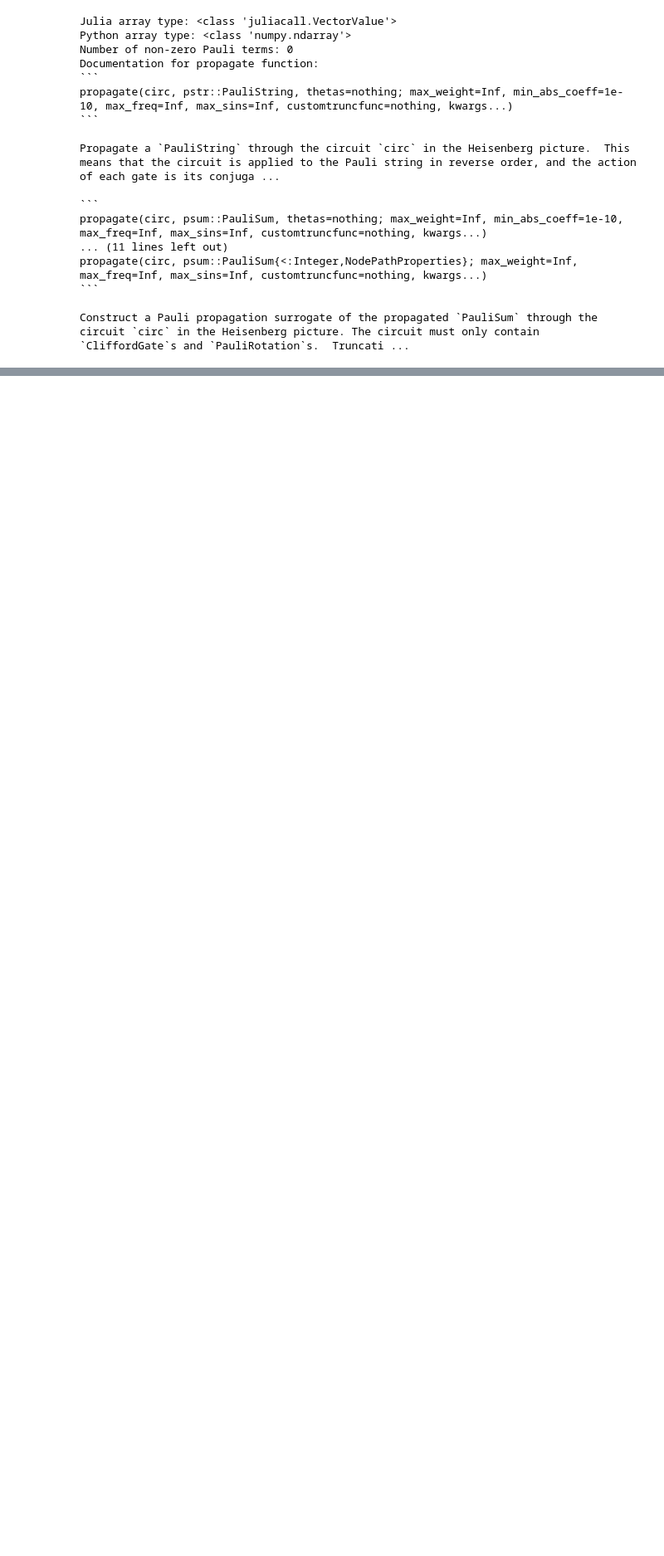
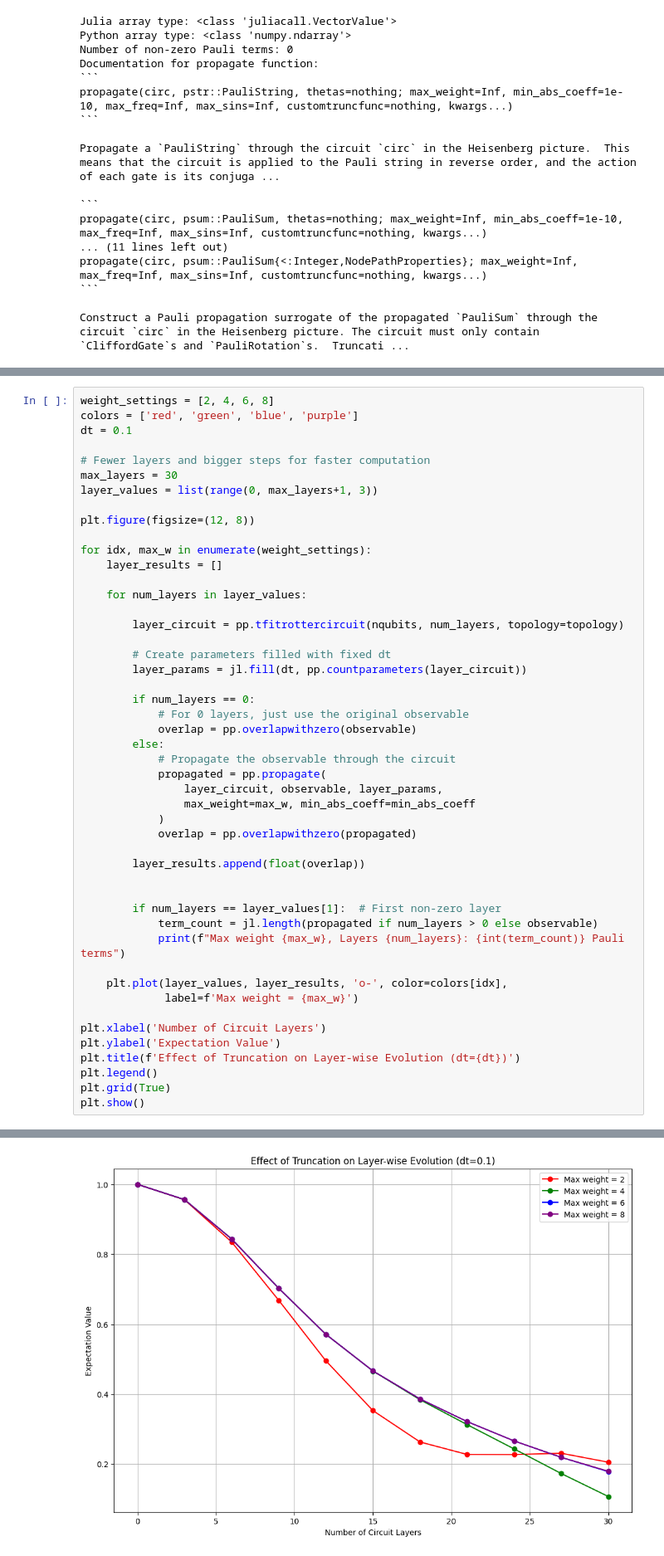
Before and after one commit to MSRudolph/PauliPropagation.jl, a Jupyter notebook: examples/Using_PauliPropagation_jl_from_Python.ipynb, the cells around one changed output, grey strips where cells are left out. Shown: that part at 83% size. Drawn from its saved outputs; the diff is of its cells as text; blank space fills up the shorter version.

```diff
--- a/examples/Using_PauliPropagation_jl_from_Python.ipynb
+++ b/examples/Using_PauliPropagation_jl_from_Python.ipynb
@@ -273,0 +339,49 @@ Max weight 8: 1 Pauli terms
+# %%
+weight_settings = [2, 4, 6, 8]
+colors = ['red', 'green', 'blue', 'purple']
+dt = 0.1
+
+# Fewer layers and bigger steps for faster computation
+max_layers = 30
+layer_values = list(range(0, max_layers+1, 3))
+
+plt.figure(figsize=(12, 8))
+
+for idx, max_w in enumerate(weight_settings):
+    layer_results = []
+
+    for num_layers in layer_values:
+
+        layer_circuit = pp.tfitrottercircuit(nqubits, num_layers, topology=topology)
+
+        # Create parameters filled with fixed dt
+        layer_params = jl.fill(dt, pp.countparameters(layer_circuit))
+
+        if num_layers == 0:
+            # For 0 layers, just use the original observable
+            overlap = pp.overlapwithzero(observable)
+        else:
+            # Propagate the observable through the circuit
+            propagated = pp.propagate(
+                layer_circuit, observable, layer_params,
+                max_weight=max_w, min_abs_coeff=min_abs_coeff
+            )
+            overlap = pp.overlapwithzero(propagated)
+
+        layer_results.append(float(overlap))
+
+
+        if num_layers == layer_values[1]:  # First non-zero layer
+            term_count = jl.length(propagated if num_layers > 0 else observable)
+            print(f"Max weight {max_w}, Layers {num_layers}: {int(term_count)} Pauli terms")
+
+    plt.plot(layer_values, layer_results, 'o-', color=colors[idx],
+             label=f'Max weight = {max_w}')
+
+plt.xlabel('Number of Circuit Layers')
+plt.ylabel('Expectation Value')
+plt.title(f'Effect of Truncation on Layer-wise Evolution (dt={dt})')
+plt.legend()
+plt.grid(True)
+plt.show()
+# %% [output]
@@ -273,0 +392 @@ Max weight 8: 1 Pauli terms
+[figure, added]
```
Also changed, not shown: parts of 15 cells of this notebook.
